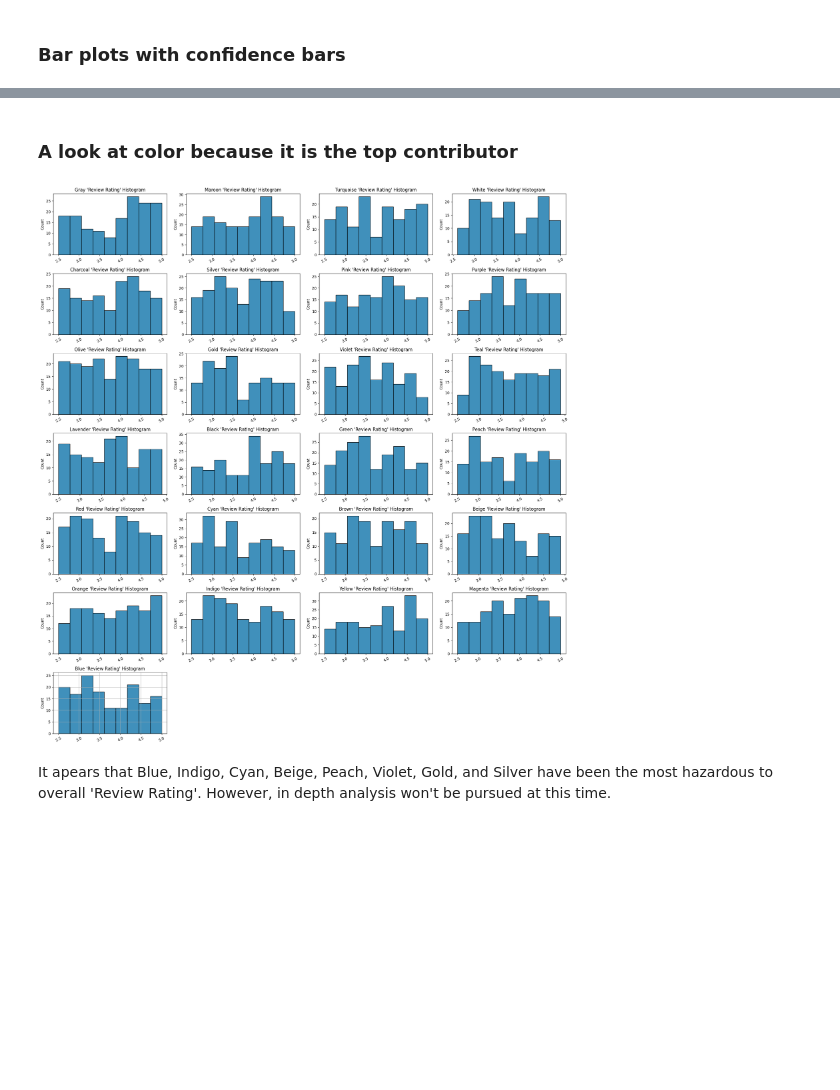
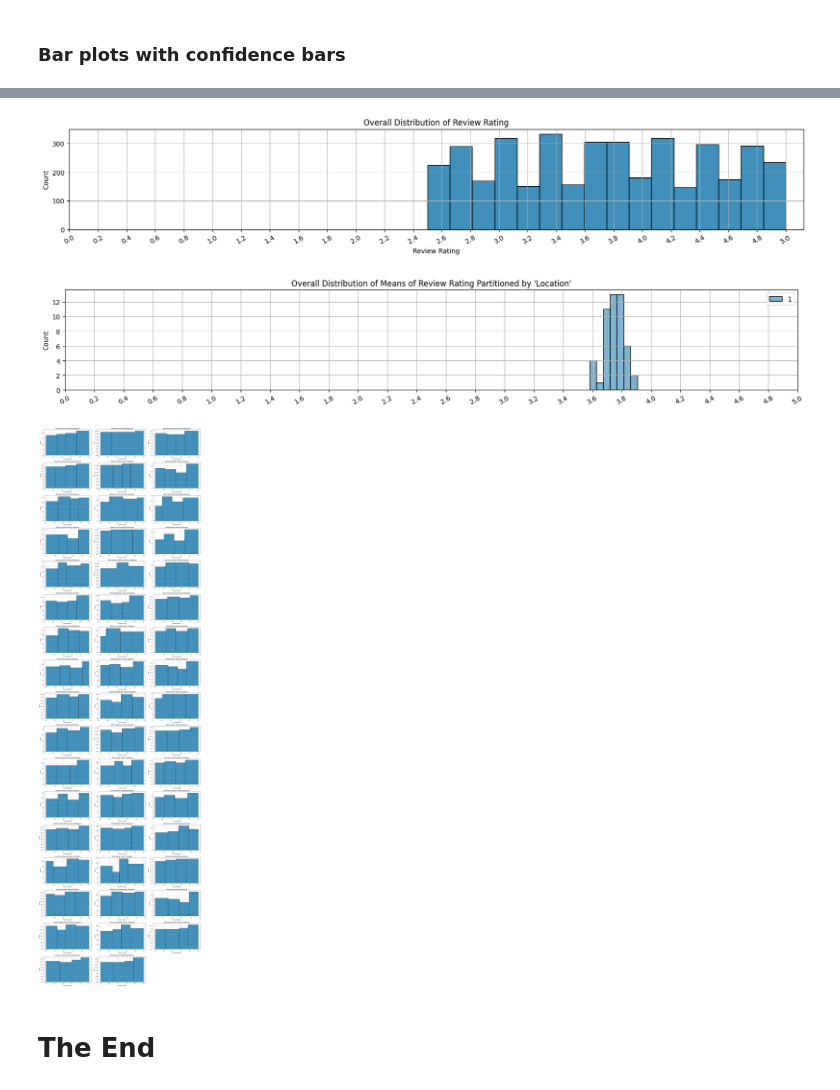
Before and after one commit to Leeishere/Consumer_Habits, a Jupyter notebook: Analyze_Reviews.ipynb, the cells around one changed output, grey strips where cells are left out. Cells and saved outputs as stored; diff of their text form; code cells hidden in the pictures; blank space fills up the shorter version.

```diff
--- a/Analyze_Reviews.ipynb
+++ b/Analyze_Reviews.ipynb
@@ -245,21 +250,44 @@ Conclusion: means are uniformly distributed across all variables
-# %% [markdown]
-### A look at color because it is the top contributor
 # %%
-x_axises = df['Color'].unique()
-rows=4
-cols=int(np.ceil(len(x_axises)/rows))
-plt.figure(figsize=(20,cols*3))
-
-for axis,axis_title in enumerate(x_axises,start=1):
-    ratings = df.loc[df['Color']==axis_title]['Review Rating'].values
-    plt.subplot(cols,rows,axis)
-    plt.title(f"{axis_title} 'Review Rating' Histogram")
-    sns.histplot(ratings)
-    plt.xticks(rotation=30)
-plt.tight_layout()
+countplot=False
+feature_col='Location'
+target_col='Review Rating'
+x_ticks=np.linspace(0,5,26)
+x_axises = df[feature_col].unique()
+cols=3
+rows=int(np.ceil(len(x_axises)/cols))
+plt.figure(figsize=(20,2.75))
+plt.title(f"Overall Distribution of {target_col}")
+sns.histplot(df[target_col])
+plt.xticks(x_ticks,rotation=30)
 plt.grid()
 plt.show()
+plt.figure(figsize=(20,2.75))
+plt.title(f"Overall Distribution of Means of {target_col} Partitioned by '{feature_col}'")
+odom=df.groupby('Location',as_index=False)[target_col].mean().values
+sns.histplot(odom)
+plt.xticks(x_ticks,rotation=30)
+plt.grid()
+plt.show()
+
+plt.figure(figsize=(20,rows*4))
+for axis,axis_title in enumerate(x_axises,start=1):
+    plt.subplot(rows,cols,axis)
+    if countplot==True:
+        plt.title(f"{axis_title} {target_col} Countplot")
+        #sns.barplot(x=ratings.index, y=ratings.values)
+        #ratings = df.loc[df[feature_col]==axis_title].groupby([target_col],as_index=True).size()
+    else:
+        plt.title(f"{axis_title} {target_col} Histogram")
+        ratings = df.loc[df[feature_col]==axis_title][target_col]
+        bins=np.percentile(ratings,[0,25,50,75,100])
+        sns.histplot(ratings,bins=bins)
+    plt.xticks(rotation=30)
+    plt.grid()
+plt.tight_layout()
+plt.show()
 # %% [output]
-[figure, old version]
+[figure, new version]
+[figure, added]
+[figure, added]
-# %% [markdown]
-It apears that Blue, Indigo, Cyan, Beige, Peach, Violet, Gold, and Silver have been the most hazardous to overall 'Review Rating'. However, in depth analysis won't be pursued at this time.
+# %% [markdown]
+# The End
```
Also changed, not shown: parts of 19 cells of this notebook, 1 other file.
